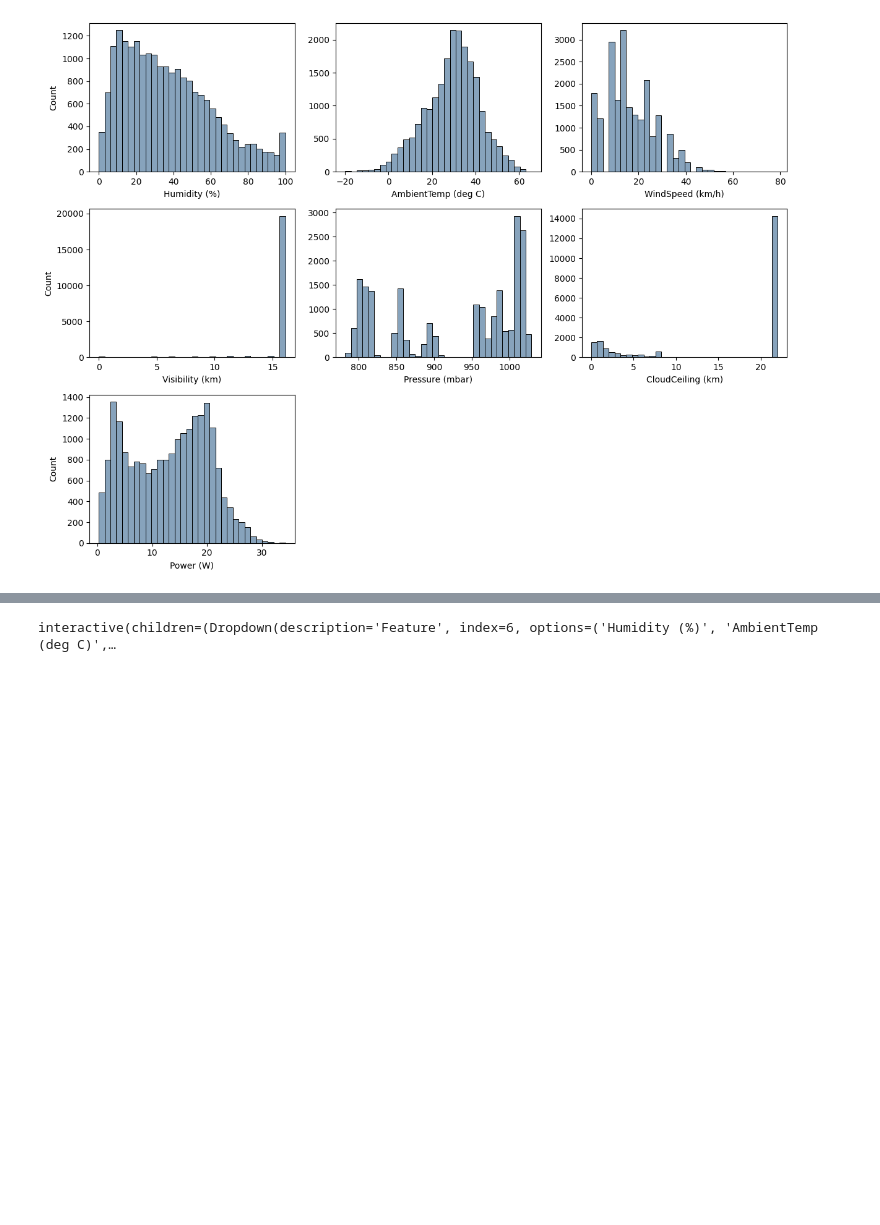
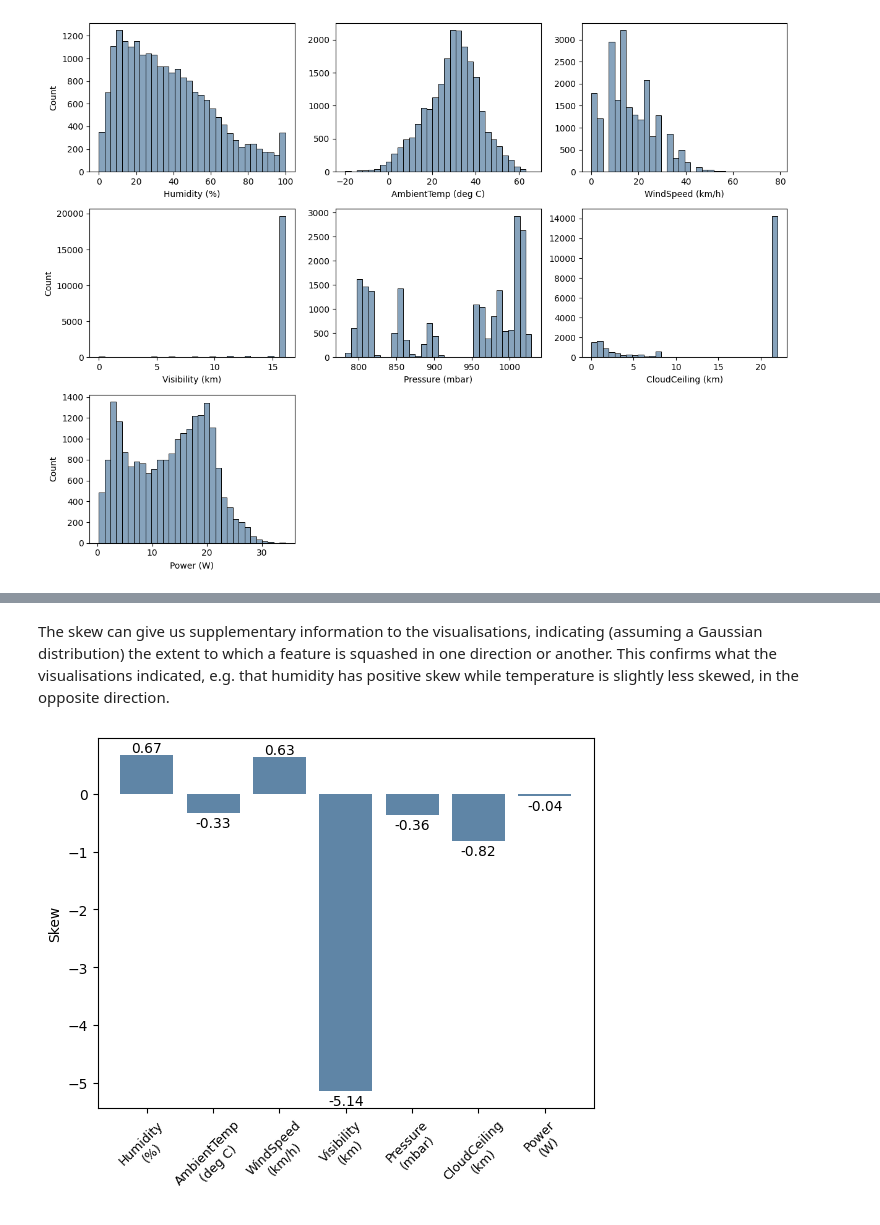
Before and after one commit to d-lazenby/solar-forecasting, a Jupyter notebook: eda_full.ipynb, the cells around one changed output, grey strips where cells are left out. Saved outputs shown, nothing was run; the diff lists cells and outputs as text; code cells hidden in the pictures; blank space fills up the shorter version.

```diff
--- a/eda_full.ipynb
+++ b/eda_full.ipynb
@@ -138,4 +113,6 @@ The following plots can be used to compare the distributions of various numerica
+# %% [markdown]
+The skew can give us supplementary information to the visualisations, indicating (assuming a Gaussian distribution) the extent to which a feature is squashed in one direction or another. This confirms what the visualisations indicated, e.g. that humidity has positive skew while temperature is slightly less skewed, in the opposite direction.
 # %%
-utils.compare_box_violins(raw_clean, numerical_features)
+utils.plot_skew(raw_clean, numerical_features)
 # %% [output]
-interactive(children=(Dropdown(description='Feature', index=6, options=('Humidity (%)', 'AmbientTemp (deg C)',…
+[figure, added]
```
Also changed, not shown: parts of 13 cells of this notebook, 1 other file.
